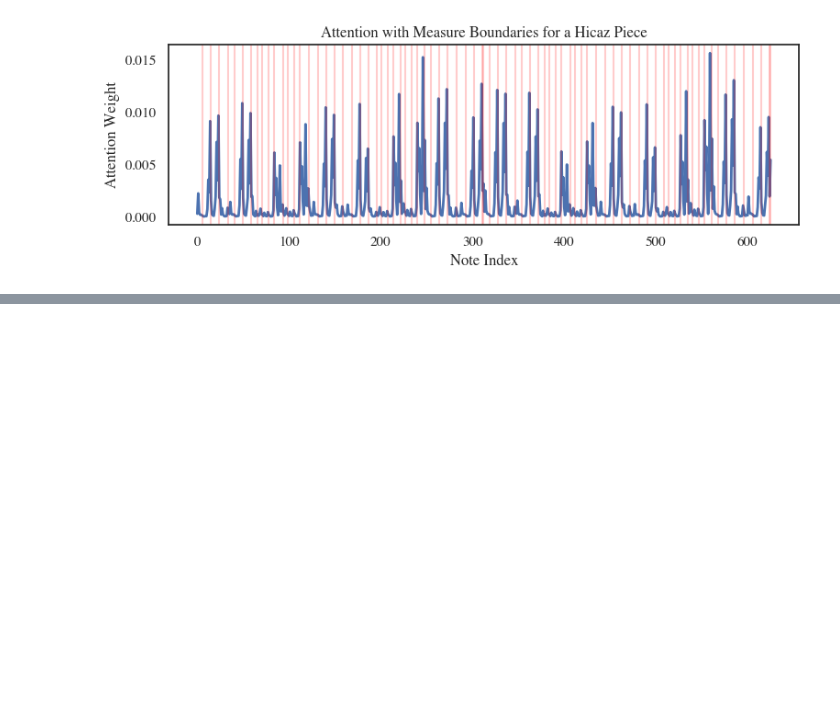
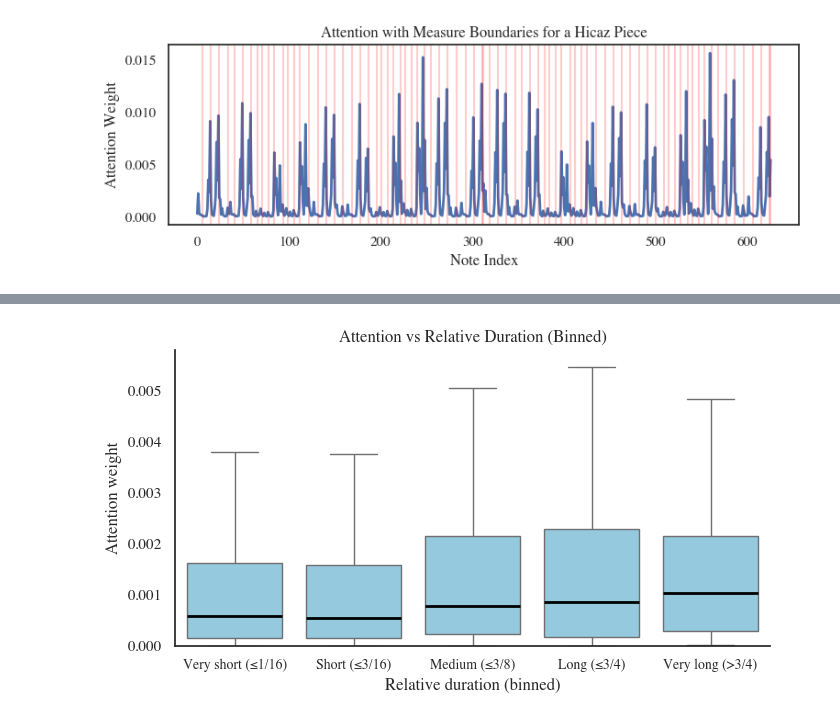
Before and after one commit to ihpar/tmm_rep_learn, a Jupyter notebook: evaluation.ipynb, the cells around one changed output, grey strips where cells are left out. Saved outputs shown, nothing was run; the diff lists cells and outputs as text; code cells hidden in the pictures; blank space fills up the shorter version.

Commit message:
adds dur stats

```diff
--- a/evaluation.ipynb
+++ b/evaluation.ipynb
@@ -1132,3 +240,9 @@ pm.plot_attention_with_measures(
 # %% [output]
 [figure]
 [figure]
+# %%
+df_s = ai.collect_attn_dur_bin_stats(
+    bin_x="Very short (≤1/16)",
+    bin_y="Very long (>3/4)",
+    target_makam=None
+)
@@ -1134,0 +267,8 @@ pm.plot_attention_with_measures(
+# %%
+pm.plot_attention_vs_duration_boxplot(
+    df_s,
+    title="Attention vs Relative Duration (Binned)",
+    # save_fig=True
+)
+# %% [output]
+[figure, added]
```
Also changed, not shown: parts of 7 cells of this notebook, 4 other files.
